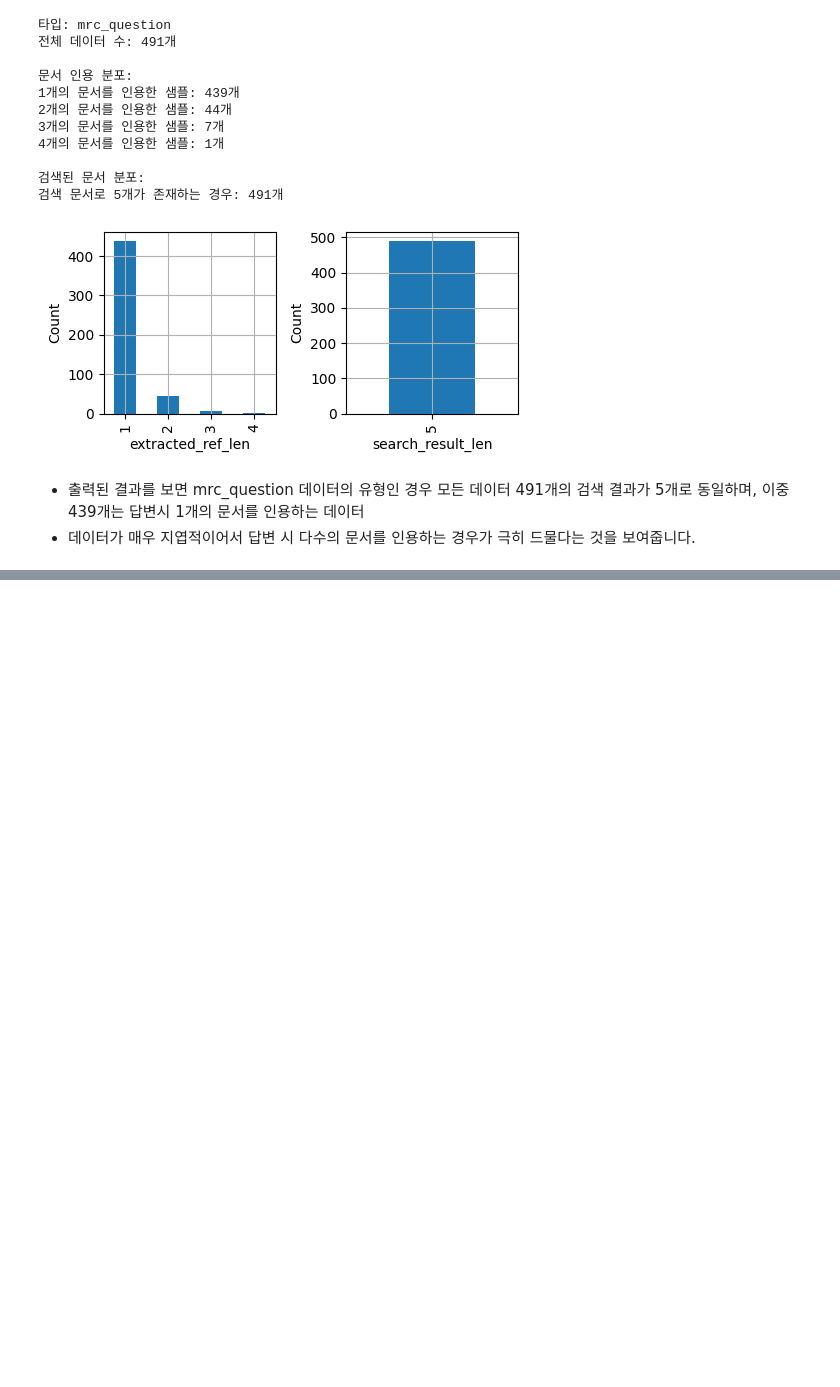
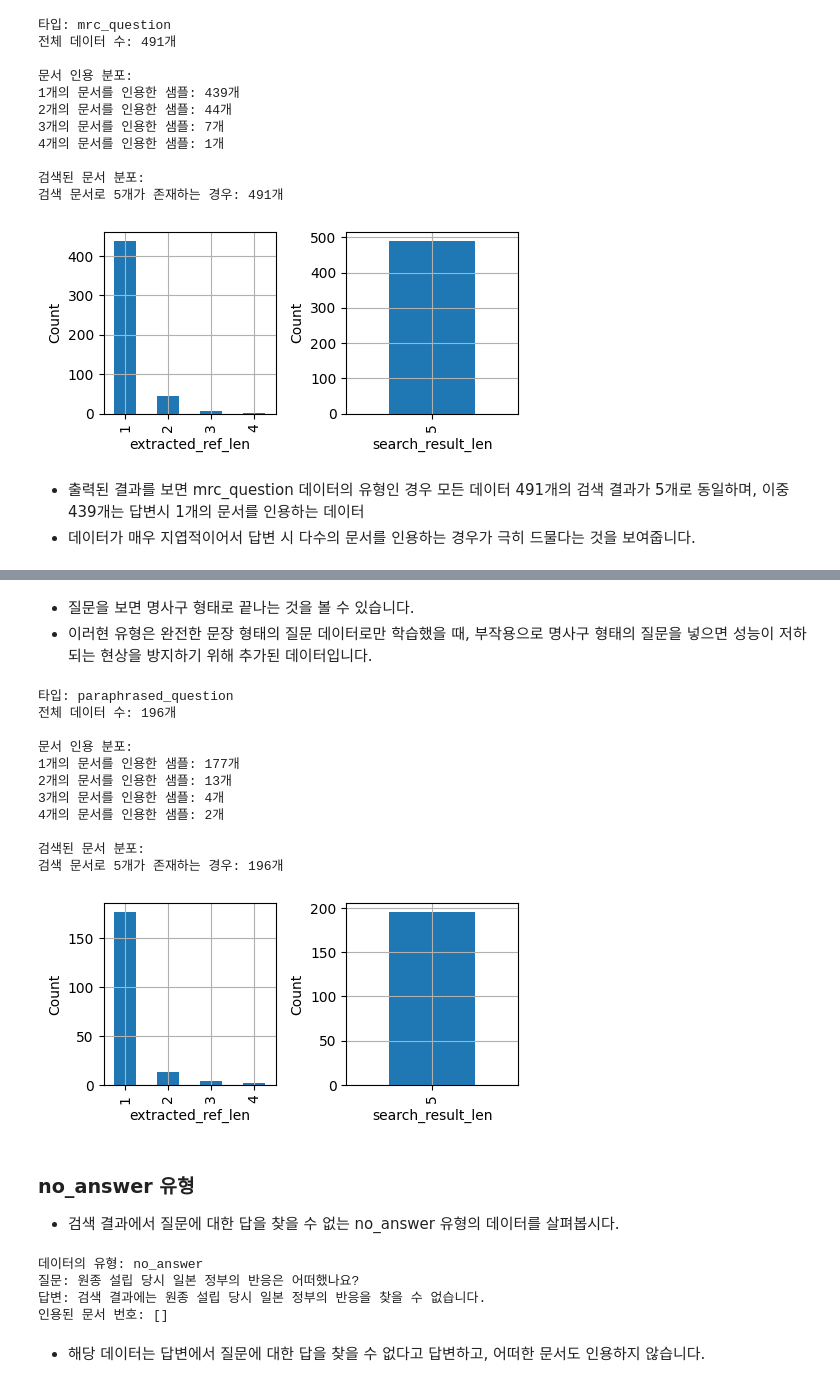
Before and after one commit to bbangwon/rag_master, a Jupyter notebook: ch08/ch08_RAG_DATASET.ipynb, the cells around one changed output, grey strips where cells are left out. Saved outputs shown, nothing was run; the diff lists cells and outputs as text; code cells hidden in the pictures; blank space fills up the shorter version.

```diff
--- a/ch08/ch08_RAG_DATASET.ipynb
+++ b/ch08/ch08_RAG_DATASET.ipynb
@@ -178,0 +263,34 @@ plot_lengths_by_type(df, "mrc_question")
+# %% [markdown]
+- 질문을 보면 명사구 형태로 끝나는 것을 볼 수 있습니다.
+- 이러현 유형은 완전한 문장 형태의 질문 데이터로만 학습했을 때, 부작용으로 명사구 형태의 질문을 넣으면 성능이 저하되는 현상을 방지하기 위해 추가된 데이터입니다.
+# %%
+plot_lengths_by_type(df, "paraphrased_question")
+# %% [output]
+타입: paraphrased_question
+전체 데이터 수: 196개
+
+문서 인용 분포:
+1개의 문서를 인용한 샘플: 177개
+2개의 문서를 인용한 샘플: 13개
+3개의 문서를 인용한 샘플: 4개
+4개의 문서를 인용한 샘플: 2개
+
+검색된 문서 분포:
+검색 문서로 5개가 존재하는 경우: 196개
+[figure, added]
+# %% [markdown]
+### no_answer 유형
+
+- 검색 결과에서 질문에 대한 답을 찾을 수 없는 no_answer 유형의 데이터를 살펴봅시다.
+# %%
+print("데이터의 유형:", df["type"].loc[1480])
+print("질문:", df["question"].loc[1480])
+print("답변:", df["answer"].loc[1480])
+print("인용된 문서 번호:", df["extracted_ref_numbers"].loc[1480])
+# %% [output]
+데이터의 유형: no_answer
+질문: 원종 설립 당시 일본 정부의 반응은 어떠했나요?
+답변: 검색 결과에는 원종 설립 당시 일본 정부의 반응을 찾을 수 없습니다.
+인용된 문서 번호: []
+# %% [markdown]
+- 해당 데이터는 답변에서 질문에 대한 답을 찾을 수 없다고 답변하고, 어떠한 문서도 인용하지 않습니다.
```
Also changed, not shown: parts of 11 cells of this notebook, 3 other files.
